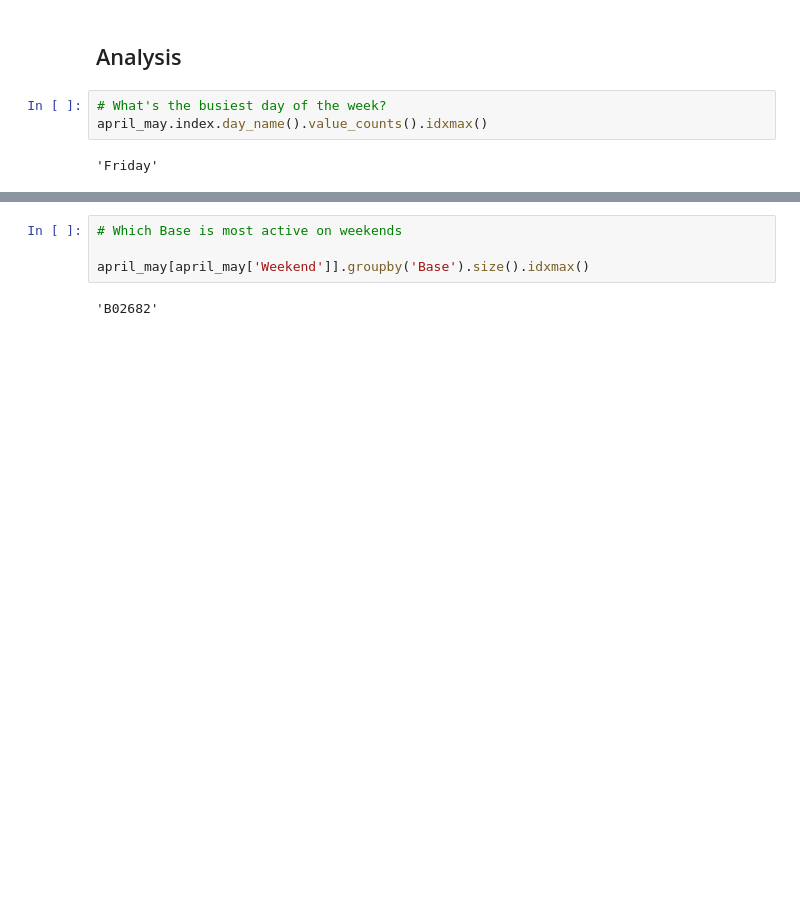
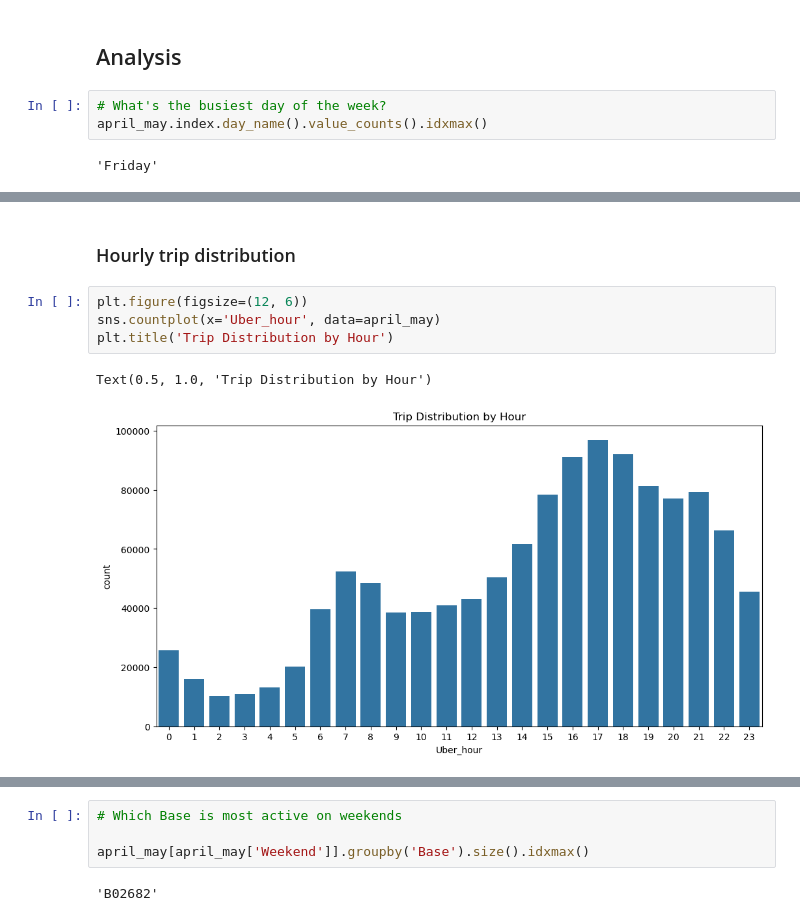
Before and after one commit to Ambily313/Uber-NYC-Trip-Analysis, a Jupyter notebook: ubernyc.ipynb, the cells around one changed output, grey strips where cells are left out. Saved outputs shown, nothing was run; the diff lists cells and outputs as text; blank space fills up the shorter version.

```diff
--- a/ubernyc.ipynb
+++ b/ubernyc.ipynb
@@ -709,0 +721,9 @@ april_may
+# %% [markdown]
+### Hourly trip distribution
+# %%
+plt.figure(figsize=(12, 6))
+sns.countplot(x='Uber_hour', data=april_may)
+plt.title('Trip Distribution by Hour')
+# %% [output]
+Text(0.5, 1.0, 'Trip Distribution by Hour')
+[figure, added]
```
Also changed, not shown: parts of 10 cells of this notebook.
